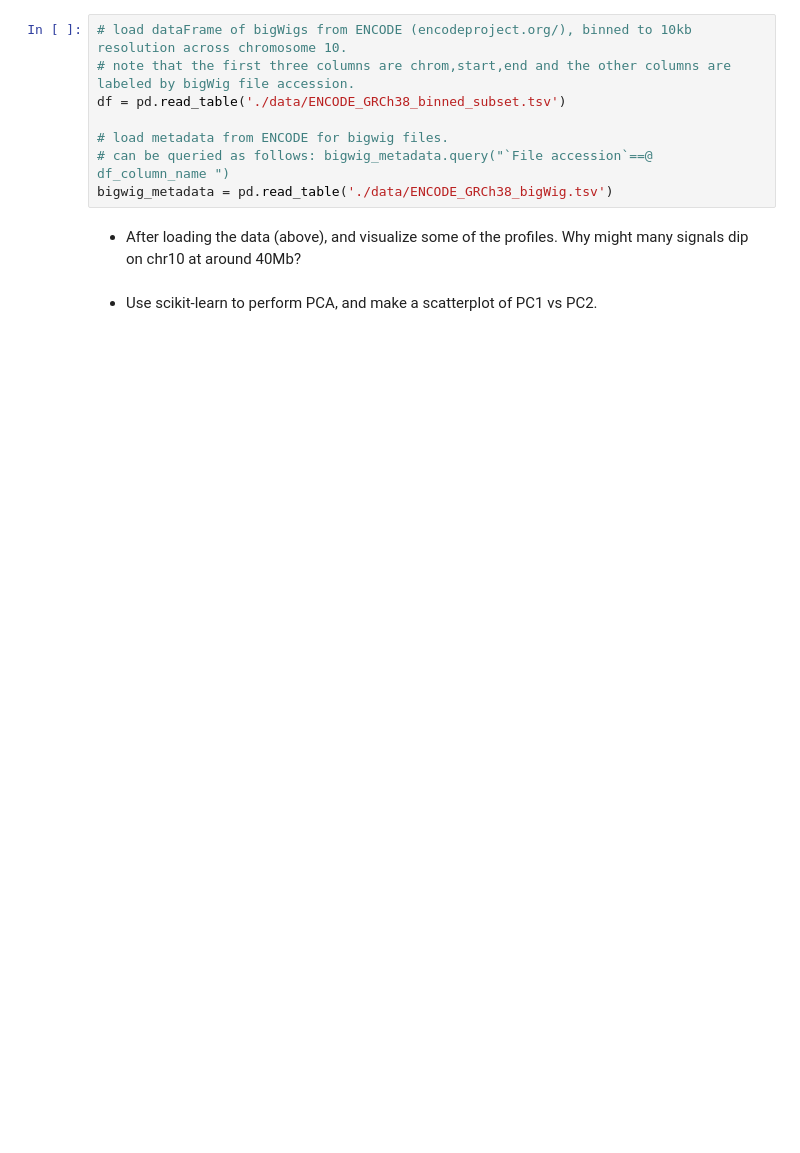
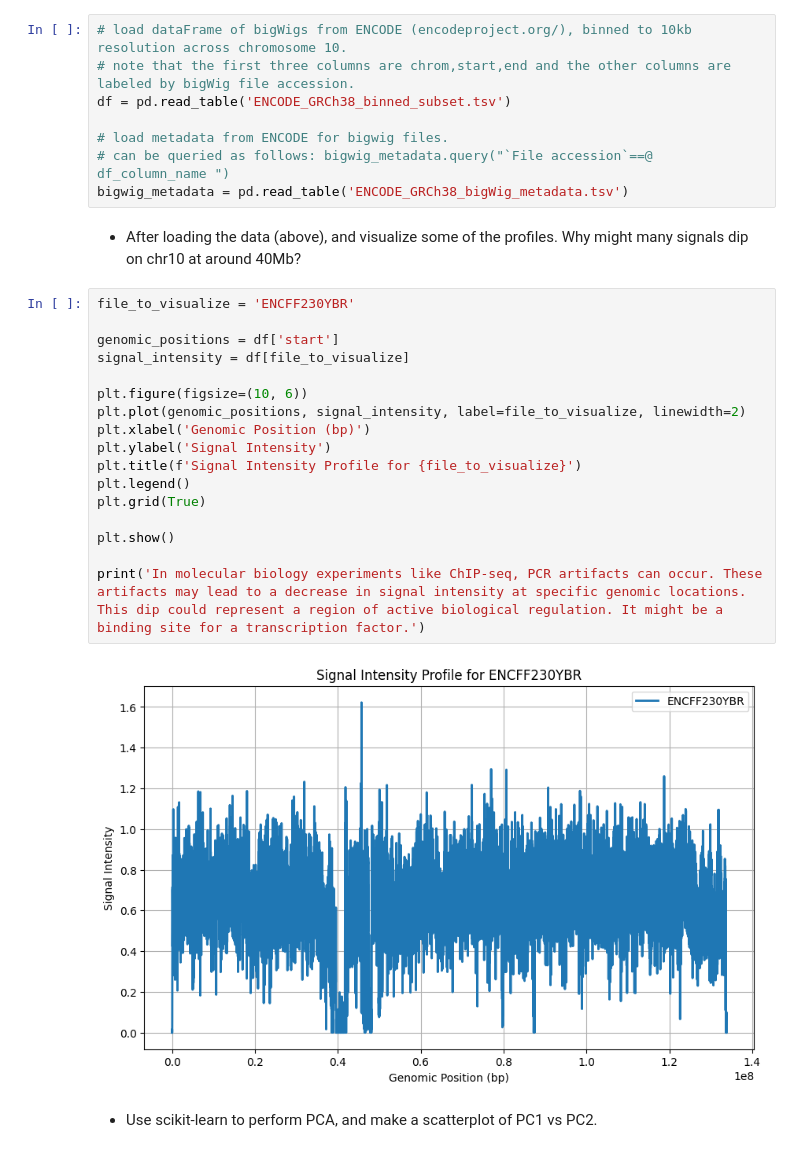
Before and after one commit to m4558/qbio577_fall2023, a Jupyter notebook: encode-bigwig-eda.ipynb, the cells around one changed output. Cells and saved outputs as stored; diff of their text form; blank space fills up the shorter version.

```diff
--- a/encode-bigwig-eda.ipynb
+++ b/encode-bigwig-eda.ipynb
@@ -23,12 +61,31 @@ from hwutils import *
 # %%
 # load dataFrame of bigWigs from ENCODE (encodeproject.org/), binned to 10kb resolution across chromosome 10.
 # note that the first three columns are chrom,start,end and the other columns are labeled by bigWig file accession.
-df = pd.read_table('./data/ENCODE_GRCh38_binned_subset.tsv')
+df = pd.read_table('ENCODE_GRCh38_binned_subset.tsv')
 
 # load metadata from ENCODE for bigwig files.
 # can be queried as follows: bigwig_metadata.query("`File accession`==@ df_column_name ")
-bigwig_metadata = pd.read_table('./data/ENCODE_GRCh38_bigWig.tsv')
+bigwig_metadata = pd.read_table('ENCODE_GRCh38_bigWig_metadata.tsv')
 # %% [markdown]
 - After loading the data (above), and visualize some of the profiles. Why might many signals dip on chr10 at around 40Mb?
+# %%
+file_to_visualize = 'ENCFF230YBR'
+
+genomic_positions = df['start']
+signal_intensity = df[file_to_visualize]
+
+plt.figure(figsize=(10, 6))
+plt.plot(genomic_positions, signal_intensity, label=file_to_visualize, linewidth=2)
+plt.xlabel('Genomic Position (bp)')
+plt.ylabel('Signal Intensity')
+plt.title(f'Signal Intensity Profile for {file_to_visualize}')
+plt.legend()
+plt.grid(True)
+
+plt.show()
+
+print('In molecular biology experiments like ChIP-seq, PCR artifacts can occur. These artifacts may lead to a decrease in signal intensity at specific genomic locations. This dip could represent a region of active biological regulation. It might be a binding site for a transcription factor.')
+# %% [output]
+[figure, added]
 # %% [markdown]
 - Use scikit-learn to perform PCA, and make a scatterplot of PC1 vs PC2.
```
Also changed, not shown: parts of 10 cells of this notebook.
